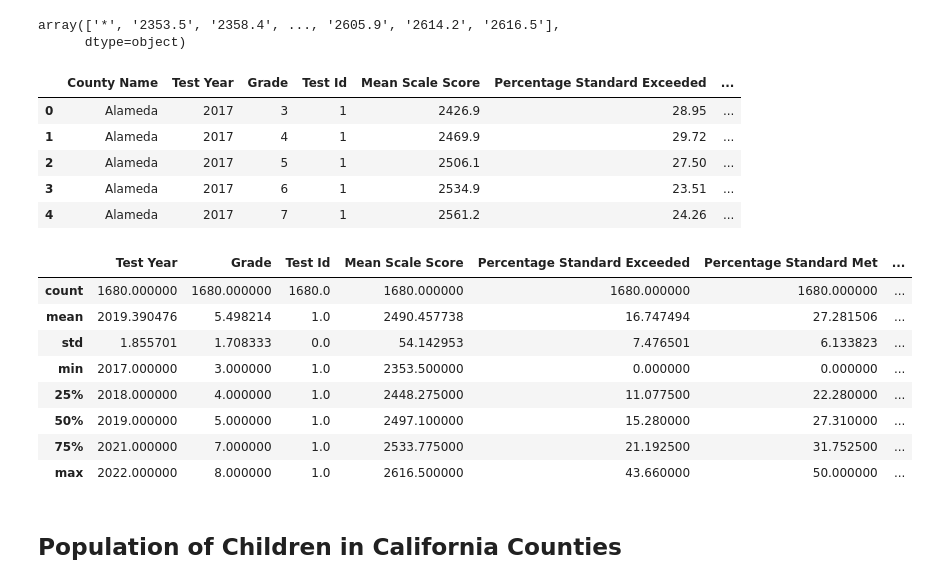
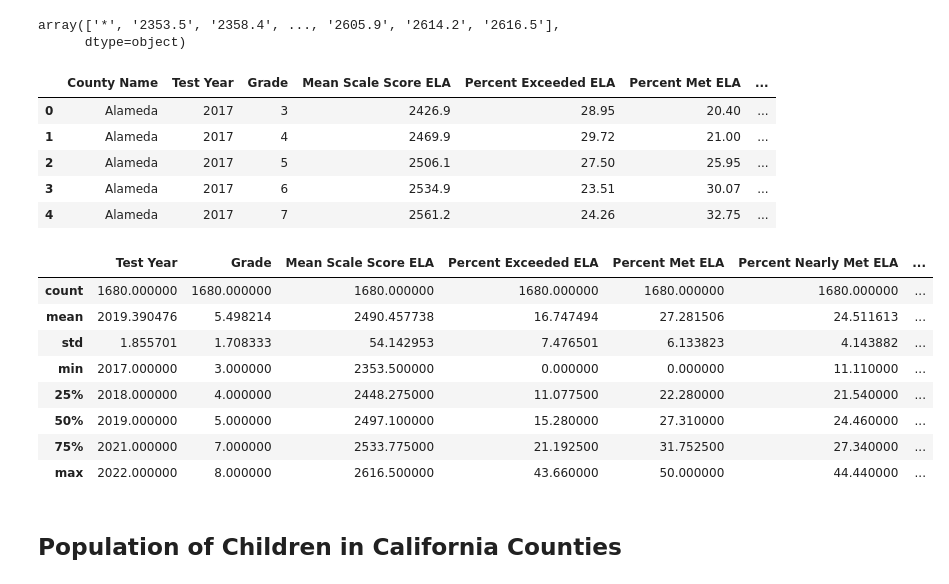
Before and after one commit to KaitlynChou/COGS-108-Project, a Jupyter notebook: EDACheckpoint_Group057_WI24.ipynb, the cells around one changed output. Saved outputs shown, nothing was run; the diff lists cells and outputs as text; code cells hidden in the pictures.

```diff
--- a/EDACheckpoint_Group057_WI24.ipynb
+++ b/EDACheckpoint_Group057_WI24.ipynb
@@ -339,33 +339,41 @@ caaspp = caaspp.rename(columns={'County Code': 'County Name'})
 #drop sierra bc that county is not included in the library dataset
 caaspp = caaspp.drop(caaspp[caaspp['County Name'] == 'Sierra'].index)
 
+caaspp = caaspp.drop('Test Id', axis=1)
+caaspp = caaspp.drop('Test Id 2', axis=1)
+
+caaspp.columns = ['County Name', 'Test Year', 'Grade', 'Mean Scale Score ELA', 'Percent Exceeded ELA', 'Percent Met ELA',
+                       'Percent Nearly Met ELA', 'Percent Not Met ELA', 'Mean Scale Score Math',
+                       'Percent Exceeded Math', 'Percent Met Math',
+                       'Percent Nearly Met Math', 'Percent Not Met Math']
+
 caaspp.head()
 # %% [output]
-|  | County Name | Test Year | Grade | Test Id | Mean Scale Score | Percentage Standard Exceeded | ... |
-| 0 | Alameda | 2017 | 3 | 1 | 2426.9 | 28.95 | ... |
-| 1 | Alameda | 2017 | 4 | 1 | 2469.9 | 29.72 | ... |
-| 2 | Alameda | 2017 | 5 | 1 | 2506.1 | 27.50 | ... |
-| 3 | Alameda | 2017 | 6 | 1 | 2534.9 | 23.51 | ... |
-| 4 | Alameda | 2017 | 7 | 1 | 2561.2 | 24.26 | ... |
+|  | County Name | Test Year | Grade | Mean Scale Score ELA | Percent Exceeded ELA | Percent Met ELA | ... |
+| 0 | Alameda | 2017 | 3 | 2426.9 | 28.95 | 20.40 | ... |
+| 1 | Alameda | 2017 | 4 | 2469.9 | 29.72 | 21.00 | ... |
+| 2 | Alameda | 2017 | 5 | 2506.1 | 27.50 | 25.95 | ... |
+| 3 | Alameda | 2017 | 6 | 2534.9 | 23.51 | 30.07 | ... |
+| 4 | Alameda | 2017 | 7 | 2561.2 | 24.26 | 32.75 | ... |
 # %%
-caaspp_numeric_vars = ['Mean Scale Score', 'Percentage Standard Exceeded', 'Percentage Standard Met',
-                       'Percentage Standard Nearly Met', 'Percentage Standard Not Met', 'Mean Scale Score 2',
-                       'Percentage Standard Exceeded 2', 'Percentage Standard Met 2',
-                       'Percentage Standard Nearly Met 2', 'Percentage Standard Not Met 2']
+caaspp_numeric_vars = ['Mean Scale Score ELA', 'Percent Exceeded ELA', 'Percent Met ELA',
+                       'Percent Nearly Met ELA', 'Percent Not Met ELA', 'Mean Scale Score Math',
+                       'Percent Exceeded Math', 'Percent Met Math',
+                       'Percent Nearly Met Math', 'Percent Not Met Math']
 
 caaspp[caaspp_numeric_vars] = caaspp[caaspp_numeric_vars].astype(np.float64)
 
 caaspp.describe()
 # %% [output]
-|  | Test Year | Grade | Test Id | Mean Scale Score | Percentage Standard Exceeded | Percentage Standard Met | ... |
-| count | 1680.000000 | 1680.000000 | 1680.0 | 1680.000000 | 1680.000000 | 1680.000000 | ... |
-| mean | 2019.390476 | 5.498214 | 1.0 | 2490.457738 | 16.747494 | 27.281506 | ... |
-| std | 1.855701 | 1.708333 | 0.0 | 54.142953 | 7.476501 | 6.133823 | ... |
-| min | 2017.000000 | 3.000000 | 1.0 | 2353.500000 | 0.000000 | 0.000000 | ... |
-| 25% | 2018.000000 | 4.000000 | 1.0 | 2448.275000 | 11.077500 | 22.280000 | ... |
-| 50% | 2019.000000 | 5.000000 | 1.0 | 2497.100000 | 15.280000 | 27.310000 | ... |
-| 75% | 2021.000000 | 7.000000 | 1.0 | 2533.775000 | 21.192500 | 31.752500 | ... |
-| max | 2022.000000 | 8.000000 | 1.0 | 2616.500000 | 43.660000 | 50.000000 | ... |
+|  | Test Year | Grade | Mean Scale Score ELA | Percent Exceeded ELA | Percent Met ELA | Percent Nearly Met ELA | ... |
+| count | 1680.000000 | 1680.000000 | 1680.000000 | 1680.000000 | 1680.000000 | 1680.000000 | ... |
+| mean | 2019.390476 | 5.498214 | 2490.457738 | 16.747494 | 27.281506 | 24.511613 | ... |
+| std | 1.855701 | 1.708333 | 54.142953 | 7.476501 | 6.133823 | 4.143882 | ... |
+| min | 2017.000000 | 3.000000 | 2353.500000 | 0.000000 | 0.000000 | 11.110000 | ... |
+| 25% | 2018.000000 | 4.000000 | 2448.275000 | 11.077500 | 22.280000 | 21.540000 | ... |
+| 50% | 2019.000000 | 5.000000 | 2497.100000 | 15.280000 | 27.310000 | 24.460000 | ... |
+| 75% | 2021.000000 | 7.000000 | 2533.775000 | 21.192500 | 31.752500 | 27.340000 | ... |
+| max | 2022.000000 | 8.000000 | 2616.500000 | 43.660000 | 50.000000 | 44.440000 | ... |
 # %% [markdown]
 ## Population of Children in California Counties
 # %%
```
Also changed, not shown: parts of 8 cells of this notebook, 1 other file.
